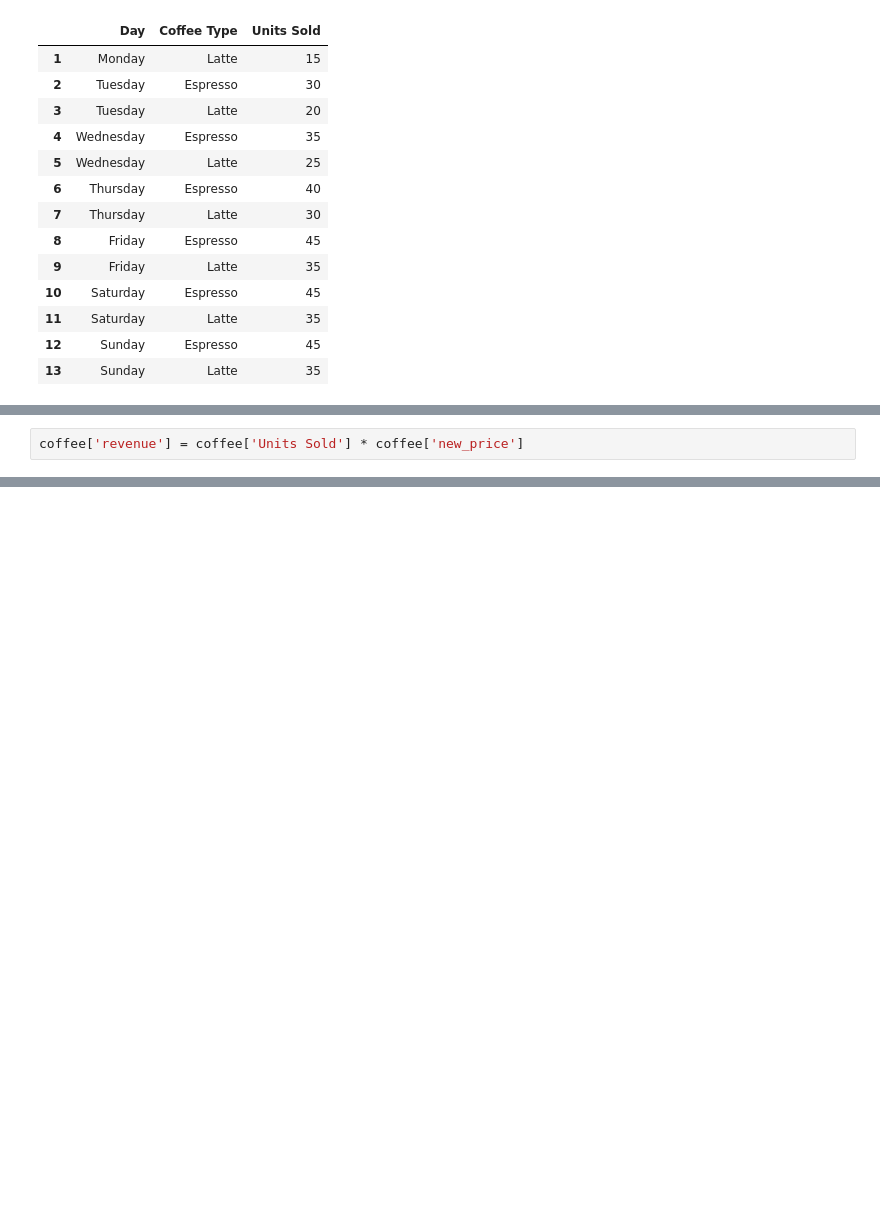
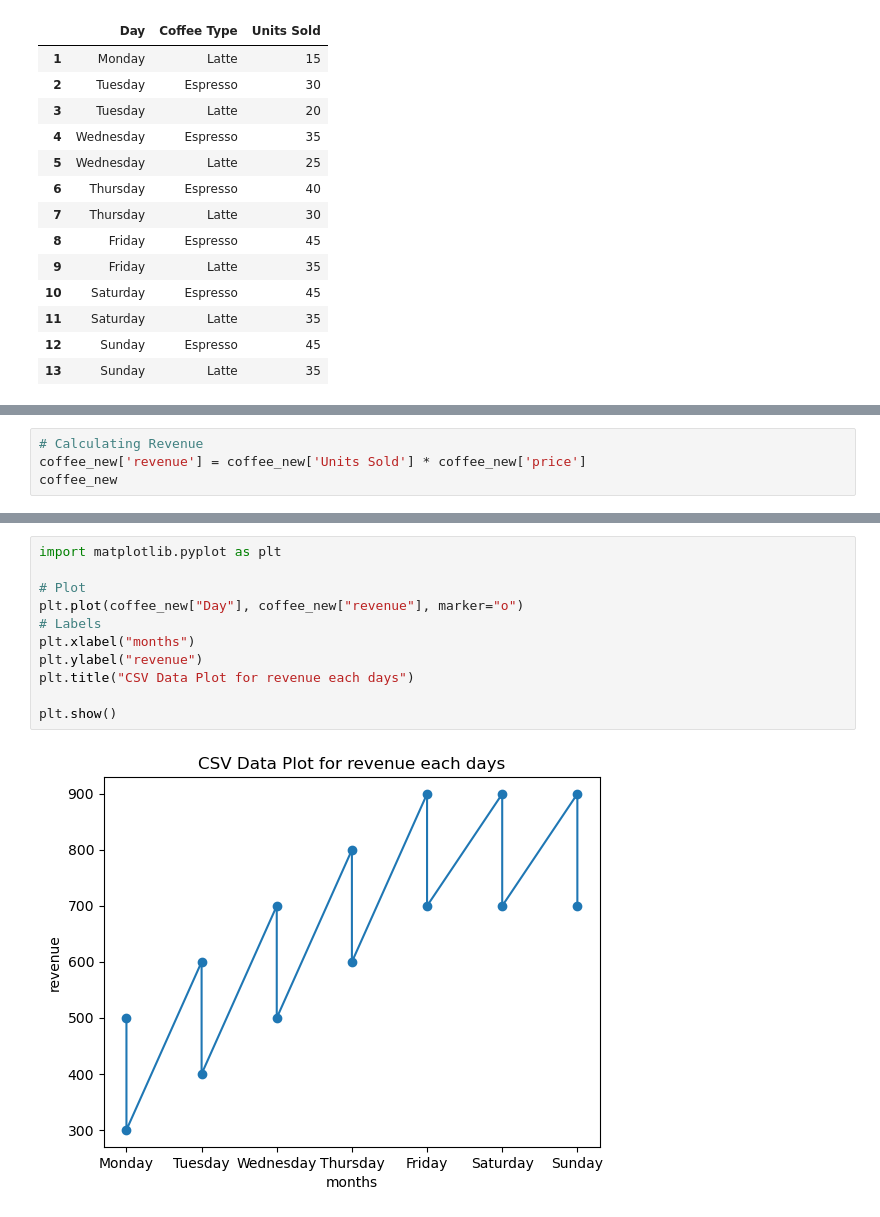
Before and after one commit to Dipakxettri/PandasLearnings, a Jupyter notebook: learning.ipynb, the cells around one changed output, grey strips where cells are left out. Cells and saved outputs as stored; diff of their text form; blank space fills up the shorter version.

```diff
--- a/learning.ipynb
+++ b/learning.ipynb
@@ -305,3 +305,5 @@ coffee_new
 # %%
-coffee['revenue'] = coffee['Units Sold'] * coffee['new_price']
+# Calculating Revenue
+coffee_new['revenue'] = coffee_new['Units Sold'] * coffee_new['price']
+coffee_new
 # %% [output]
@@ -308,0 +325,13 @@ KeyError: 'Units Sold'
+# %%
+import matplotlib.pyplot as plt
+
+# Plot
+plt.plot(coffee_new["Day"], coffee_new["revenue"], marker="o")
+# Labels
+plt.xlabel("months")
+plt.ylabel("revenue")
+plt.title("CSV Data Plot for revenue each days")
+
+plt.show()
+# %% [output]
+[figure, added]
```
Also changed, not shown: parts of 6 cells of this notebook.
